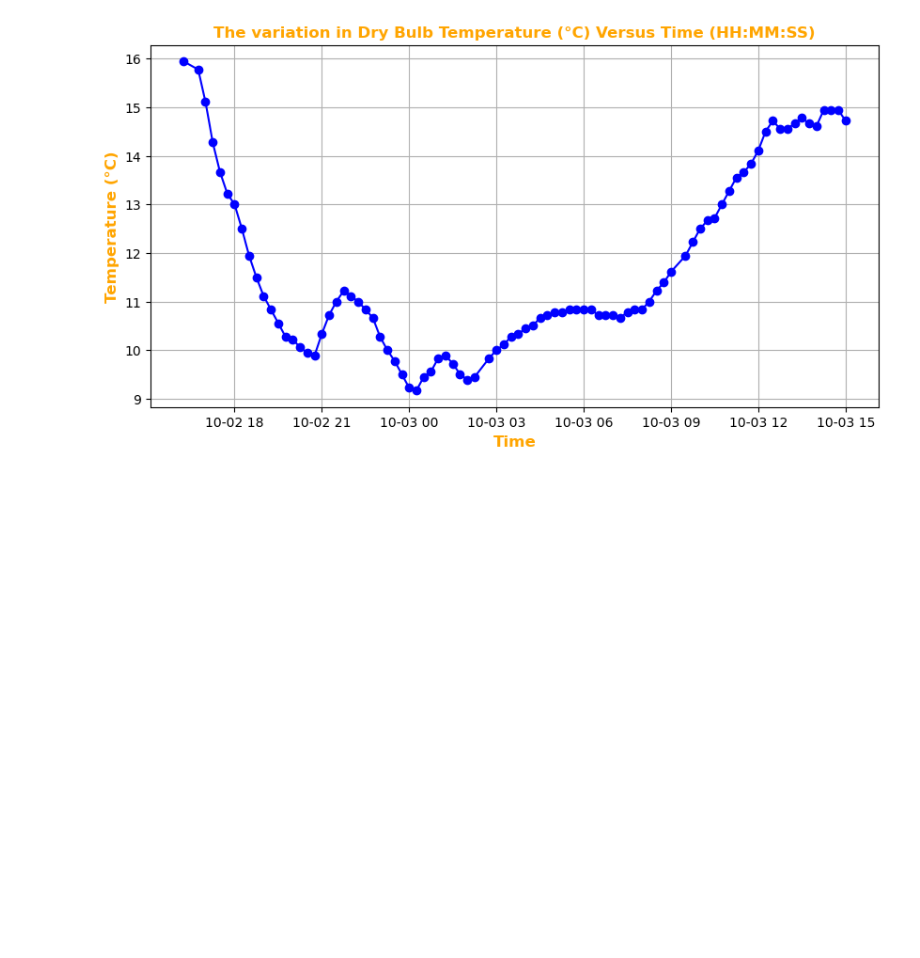
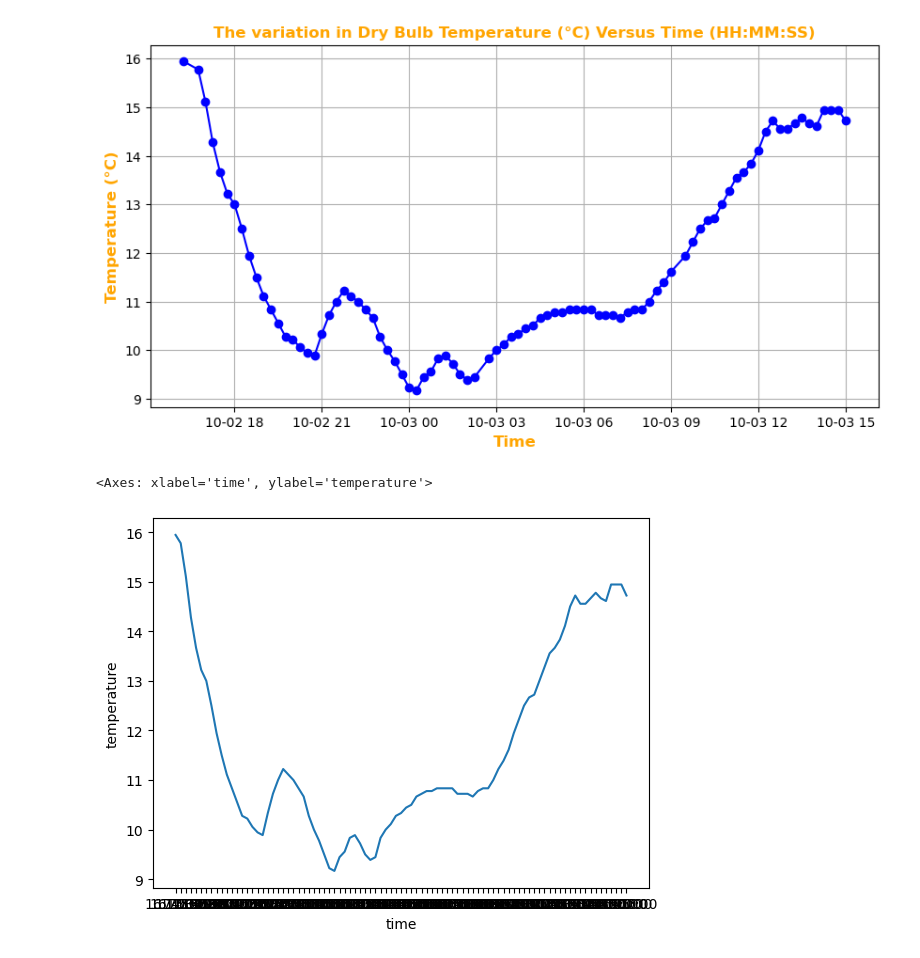
Before and after one commit to Laura6826/PFDA-assignments, a Jupyter notebook: assignment02/assignment2-weather.ipynb, the cells around one changed output. Cells and saved outputs as stored; diff of their text form; code cells hidden in the pictures; blank space fills up the shorter version.

Commit message:
Using Seaborn

```diff
--- a/assignment02/assignment2-weather.ipynb
+++ b/assignment02/assignment2-weather.ipynb
@@ -66,3 +67,10 @@ plt.grid(True)
 plt.show()
 # %% [output]
 [figure]
+# %%
+# Lets create a plot using Seaborn
+df1= pd.read_csv('C:/Users/Laura/OneDrive/ATU_DA/24-25/programming-for-data-analytics/PFDA-assignments/assignment02/weatherreadings_updated.csv')
+sns.lineplot(x='time', y='temperature', data=df1)
+# %% [output]
+<Axes: xlabel='time', ylabel='temperature'>
+[figure, added]
```
Also changed, not shown: parts of 4 cells of this notebook, 1 other file.
